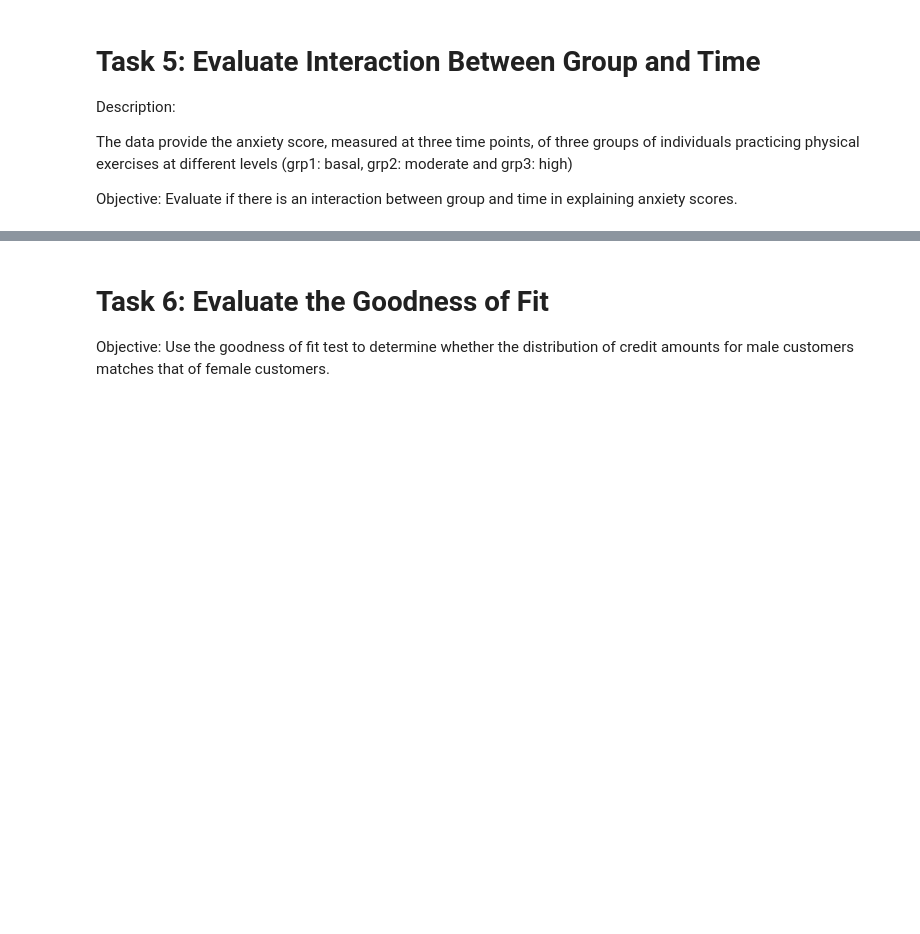
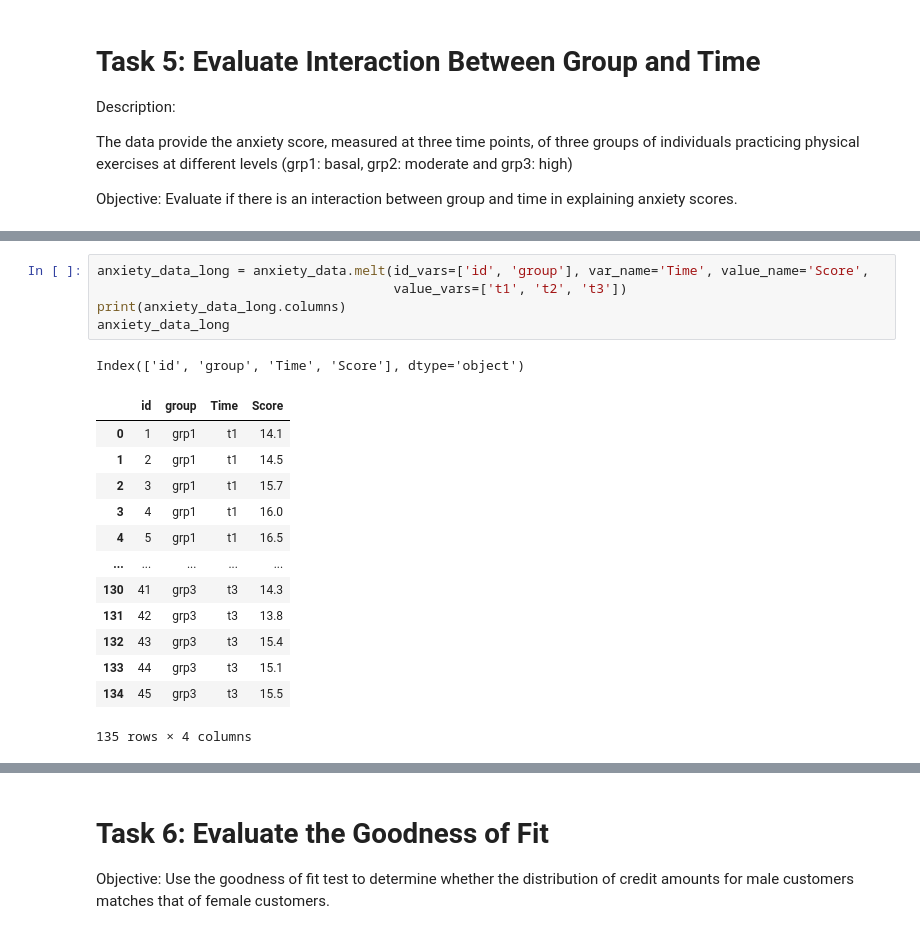
Before and after one commit to codemaster004/MathematicalSatistics, a Jupyter notebook: labs/Sample_Final_Labs.ipynb, the cells around one changed output, grey strips where cells are left out. Cells and saved outputs as stored; diff of their text form; blank space fills up the shorter version.

```diff
--- a/labs/Sample_Final_Labs.ipynb
+++ b/labs/Sample_Final_Labs.ipynb
@@ -329,0 +342,20 @@ print(anxiety_data.head())
+# %%
+anxiety_data_long = anxiety_data.melt(id_vars=['id', 'group'], var_name='Time', value_name='Score',
+                                      value_vars=['t1', 't2', 't3'])
+print(anxiety_data_long.columns)
+anxiety_data_long
+# %% [output]
+Index(['id', 'group', 'Time', 'Score'], dtype='object')
+|  | id | group | Time | Score |
+| 0 | 1 | grp1 | t1 | 14.1 |
+| 1 | 2 | grp1 | t1 | 14.5 |
+| 2 | 3 | grp1 | t1 | 15.7 |
+| 3 | 4 | grp1 | t1 | 16.0 |
+| 4 | 5 | grp1 | t1 | 16.5 |
+| ... | ... | ... | ... | ... |
+| 130 | 41 | grp3 | t3 | 14.3 |
+| 131 | 42 | grp3 | t3 | 13.8 |
+| 132 | 43 | grp3 | t3 | 15.4 |
+| 133 | 44 | grp3 | t3 | 15.1 |
+| 134 | 45 | grp3 | t3 | 15.5 |
+135 rows × 4 columns
```
Also changed, not shown: parts of 19 cells of this notebook, 1 other file.
